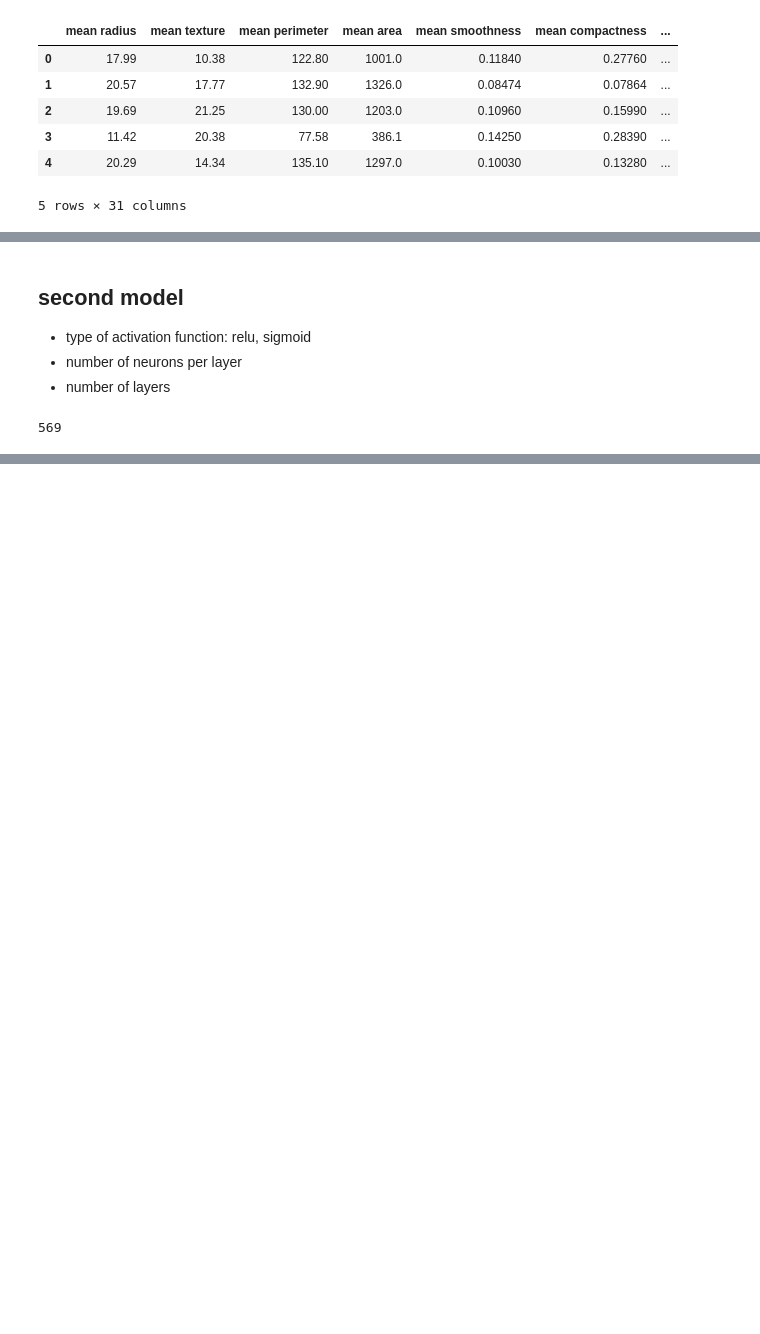
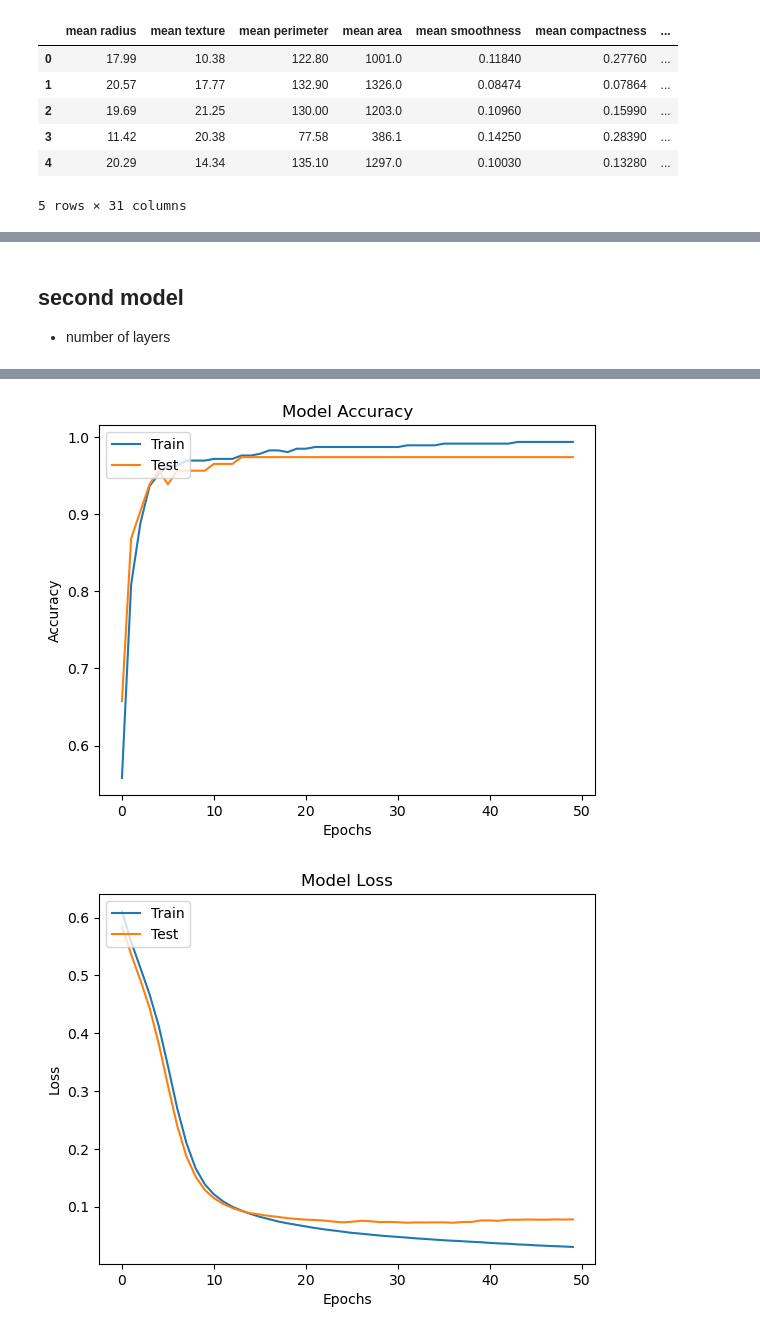
Before and after one commit to ellielin23/cancer-prediction, a Jupyter notebook: cancer-prediction.ipynb, the cells around one changed output, grey strips where cells are left out. Saved outputs shown, nothing was run; the diff lists cells and outputs as text; code cells hidden in the pictures; blank space fills up the shorter version.

Commit message:
finalize base model

```diff
--- a/cancer-prediction.ipynb
+++ b/cancer-prediction.ipynb
@@ -134,9 +140,74 @@ Confusion Matrix:
 # %% [markdown]
 ## second model
-- type of activation function: relu, sigmoid
-- number of neurons per layer
 - number of layers
-# %%
-len(df)
-# %% [output]
-569
+# %%
+# load dataset
+data = load_breast_cancer()
+
+# create dataframe
+df = pd.DataFrame(data.data, columns=data.feature_names)
+df['target'] = data.target
+
+# display first few rows
+df.head()
+X = df.drop('target', axis=1)  # Features (drop target column)
+y = df['target']  # Target (labels)
+
+# Split the dataset into training and testing sets (80% train, 20% test)
+X_train, X_test, y_train, y_test = train_test_split(X, y, test_size=0.2, random_state=42)
+# Standardize the features by scaling them to have mean = 0 and variance = 1
+scaler = StandardScaler()
+X_train = scaler.fit_transform(X_train)
+X_test = scaler.transform(X_test)
+# Initialize the model
+model = Sequential()
+
+# Add the first hidden layer with 16 neurons, using ReLU activation
+model.add(Dense(16, input_dim=X_train.shape[1], activation='relu'))
+
+# Add the second hidden layer with 8 neurons, using ReLU activation
+model.add(Dense(8, activation='relu'))
+
+# Add the output layer with 1 neuron (binary classification), using sigmoid activation
+model.add(Dense(1, activation='sigmoid'))
+# Compile the model
+model.compile(optimizer='adam', loss='binary_crossentropy', metrics=['accuracy'])
+
+# Train the model on the training data
+history = model.fit(X_train, y_train, epochs=50, batch_size=32, validation_data=(X_test, y_test))
+
+# Evaluate the model on the test set
+loss, accuracy = model.evaluate(X_test, y_test)
+print(f"Test Loss: {loss}")
+print(f"Test Accuracy: {accuracy}")
+
+# Plot training & validation accuracy values
+plt.plot(history.history['accuracy'])
+plt.plot(history.history['val_accuracy'])
+plt.title('Model Accuracy')
+plt.xlabel('Epochs')
+plt.ylabel('Accuracy')
+plt.legend(['Train', 'Test'], loc='upper left')
+plt.show()
+
+# Plot training & validation loss values
+plt.plot(history.history['loss'])
+plt.plot(history.history['val_loss'])
+plt.title('Model Loss')
+plt.xlabel('Epochs')
+plt.ylabel('Loss')
+plt.legend(['Train', 'Test'], loc='upper left')
+plt.show()
+
+# Get predictions (thresholded at 0.5 for binary classification)
+y_pred = (model.predict(X_test) > 0.5).astype("int32")
+
+# Classification report
+from sklearn.metrics import classification_report
+print(classification_report(y_test, y_pred))
+
+# Confusion matrix
+from sklearn.metrics import confusion_matrix
+cm = confusion_matrix(y_test, y_pred)
+print("Confusion Matrix:\n", cm)
+# %% [output]
@@ -142,0 +231,2 @@ len(df)
+[figure, added]
+[figure, added]
```
Also changed, not shown: parts of 10 cells of this notebook.
